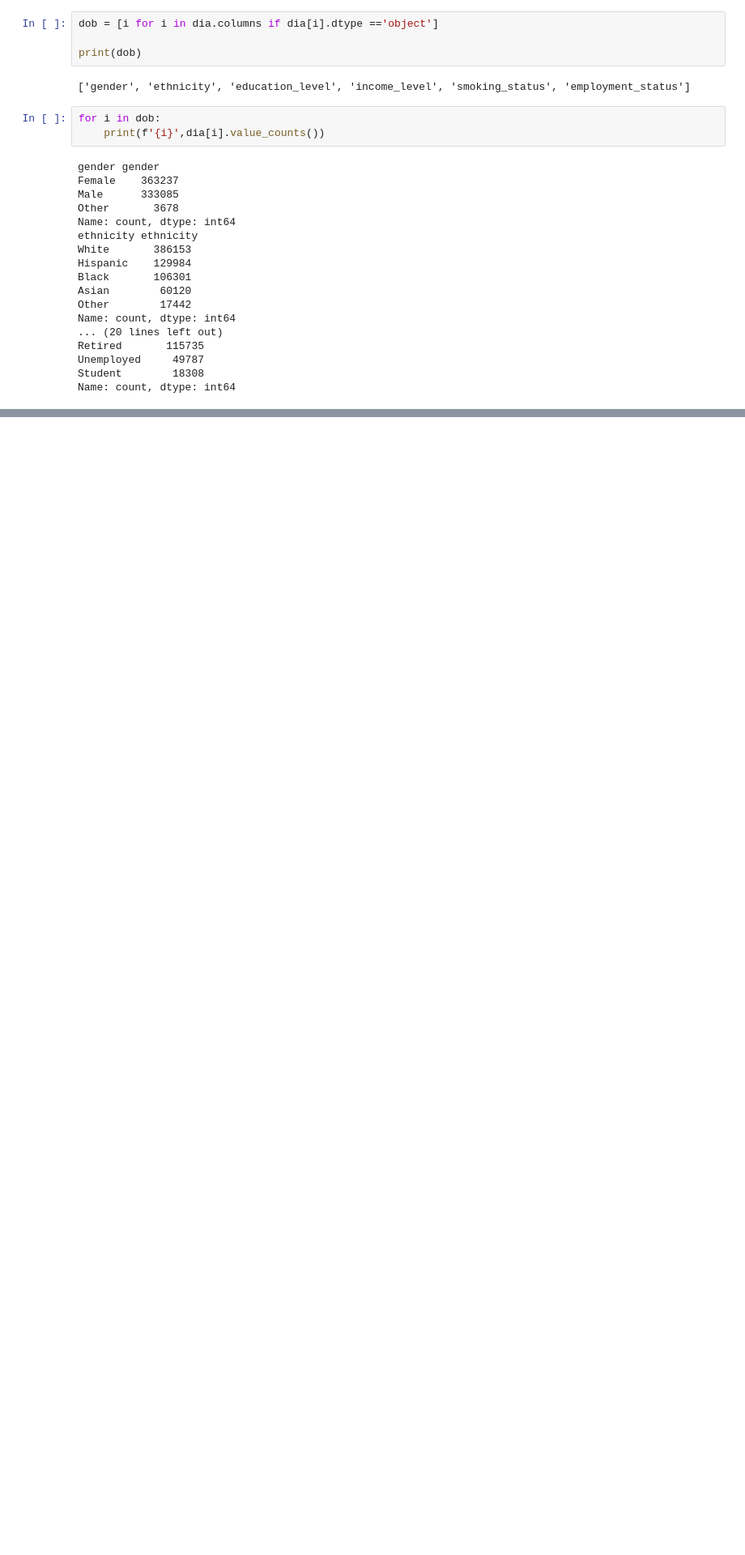
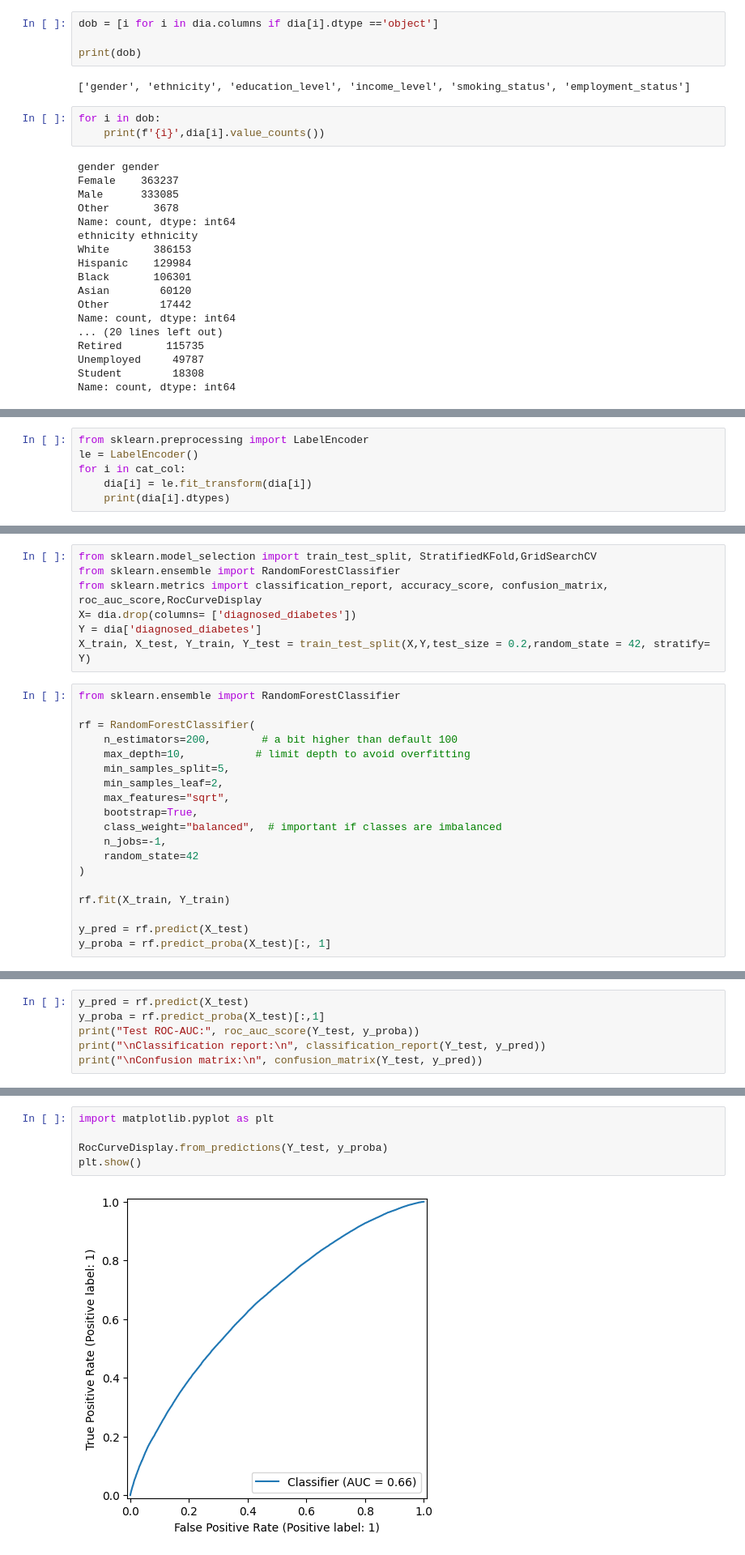
Before and after one commit to krishkishore714-max/Kaggle_projects, a Jupyter notebook: diabetes_prediction.ipynb, the cells around one changed output, grey strips where cells are left out. Shown at 81% size. Cells and saved outputs as stored; diff of their text form; blank space fills up the shorter version.

Commit message:
Kaggle Notebook | Diabetes | Version 3

```diff
--- a/diabetes_prediction.ipynb
+++ b/diabetes_prediction.ipynb
@@ -162,0 +317,6 @@ Name: count, dtype: int64
+# %%
+from sklearn.preprocessing import LabelEncoder
+le = LabelEncoder()
+for i in cat_col:
+    dia[i] = le.fit_transform(dia[i])
+    print(dia[i].dtypes)
@@ -162,0 +350,26 @@ Name: count, dtype: int64
+# %%
+from sklearn.model_selection import train_test_split, StratifiedKFold,GridSearchCV
+from sklearn.ensemble import RandomForestClassifier
+from sklearn.metrics import classification_report, accuracy_score, confusion_matrix, roc_auc_score,RocCurveDisplay
+X= dia.drop(columns= ['diagnosed_diabetes'])
+Y = dia['diagnosed_diabetes']
+X_train, X_test, Y_train, Y_test = train_test_split(X,Y,test_size = 0.2,random_state = 42, stratify= Y)
+# %%
+from sklearn.ensemble import RandomForestClassifier
+
+rf = RandomForestClassifier(
+    n_estimators=200,        # a bit higher than default 100
+    max_depth=10,           # limit depth to avoid overfitting
+    min_samples_split=5,
+    min_samples_leaf=2,
+    max_features="sqrt",
+    bootstrap=True,
+    class_weight="balanced",  # important if classes are imbalanced
+    n_jobs=-1,
+    random_state=42
+)
+
+rf.fit(X_train, Y_train)
+
+y_pred = rf.predict(X_test)
+y_proba = rf.predict_proba(X_test)[:, 1]
@@ -162,0 +445,6 @@ Name: count, dtype: int64
+# %%
+y_pred = rf.predict(X_test)
+y_proba = rf.predict_proba(X_test)[:,1]
+print("Test ROC-AUC:", roc_auc_score(Y_test, y_proba))
+print("\nClassification report:\n", classification_report(Y_test, y_pred))
+print("\nConfusion matrix:\n", confusion_matrix(Y_test, y_pred))
@@ -162,0 +468,7 @@ Name: count, dtype: int64
+# %%
+import matplotlib.pyplot as plt
+
+RocCurveDisplay.from_predictions(Y_test, y_proba)
+plt.show()
+# %% [output]
+[figure, added]
```
Also changed, not shown: parts of 22 cells of this notebook.
